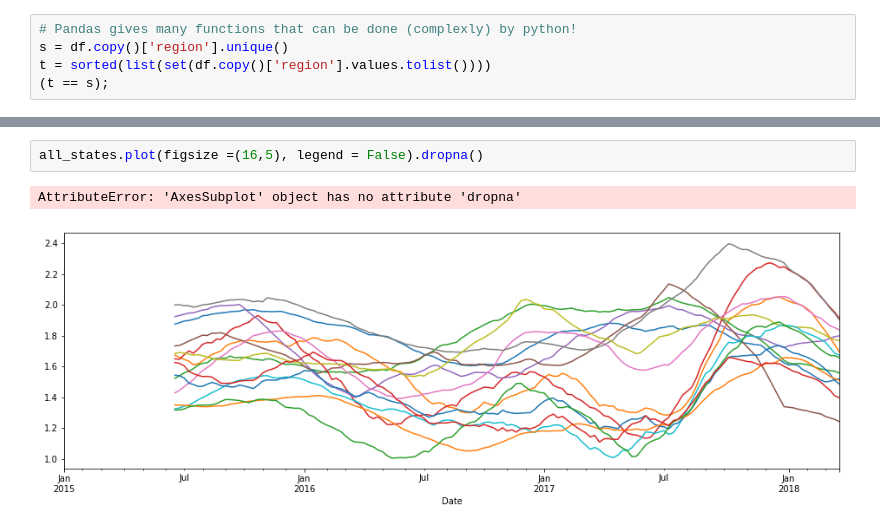
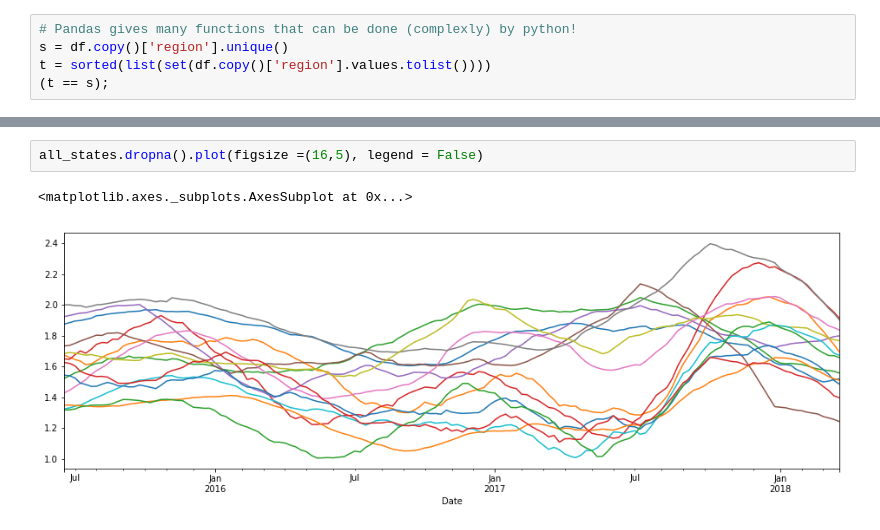
Before and after one commit to andrewhylee/data-sci-proj, a Jupyter notebook: AvocadoPrices-UsingPandas.ipynb, the cells around one changed output, grey strips where cells are left out. Saved outputs shown, nothing was run; the diff lists cells and outputs as text.

```diff
--- a/AvocadoPrices-UsingPandas.ipynb
+++ b/AvocadoPrices-UsingPandas.ipynb
@@ -123,5 +104,5 @@ Detroit
 # %%
-all_states.plot(figsize =(16,5), legend = False).dropna()
+all_states.dropna().plot(figsize =(16,5), legend = False)
 # %% [output]
-AttributeError: 'AxesSubplot' object has no attribute 'dropna'
+<matplotlib.axes._subplots.AxesSubplot at 0x...>
-[figure, old version]
+[figure, new version]
```
Also changed, not shown: parts of 2 cells of this notebook.
